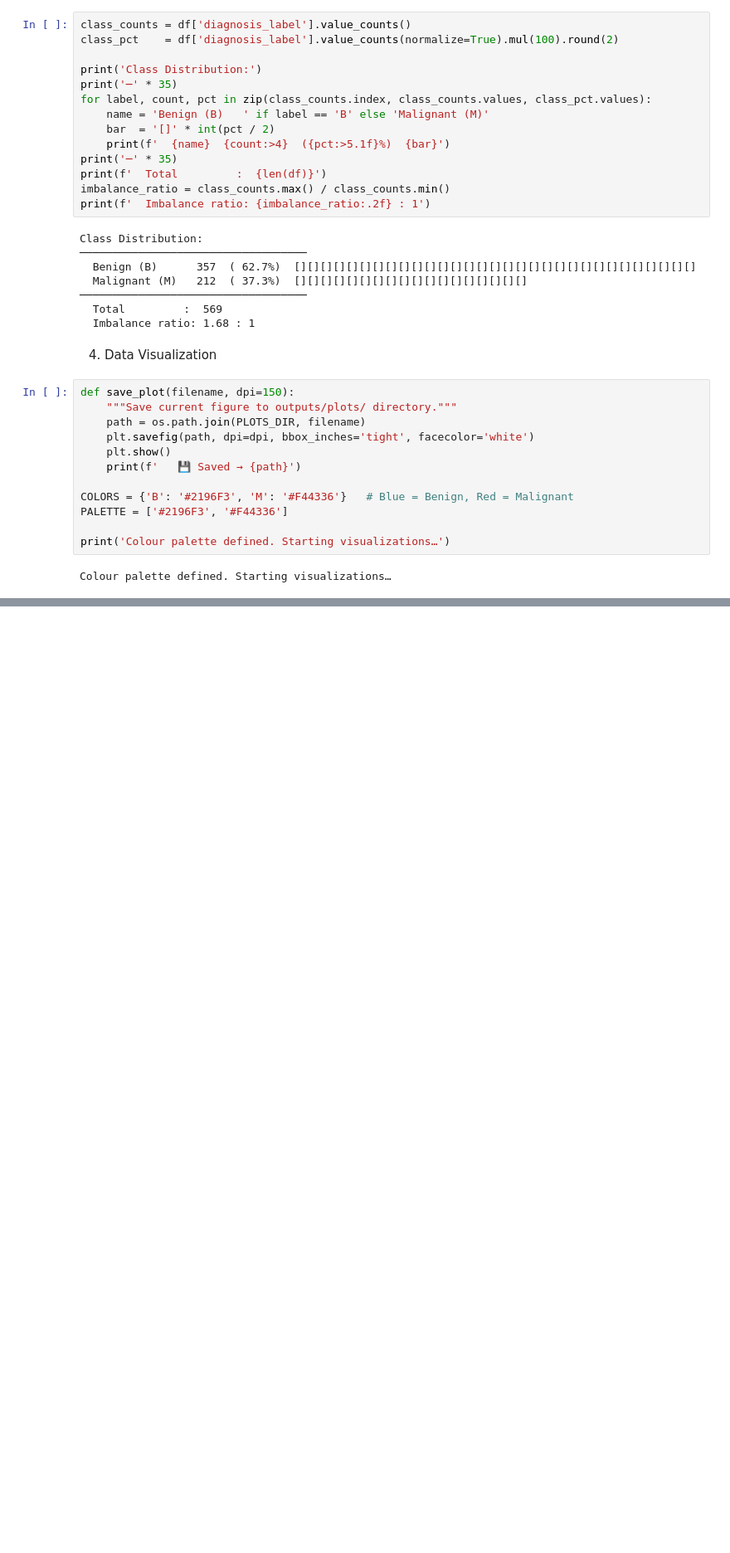
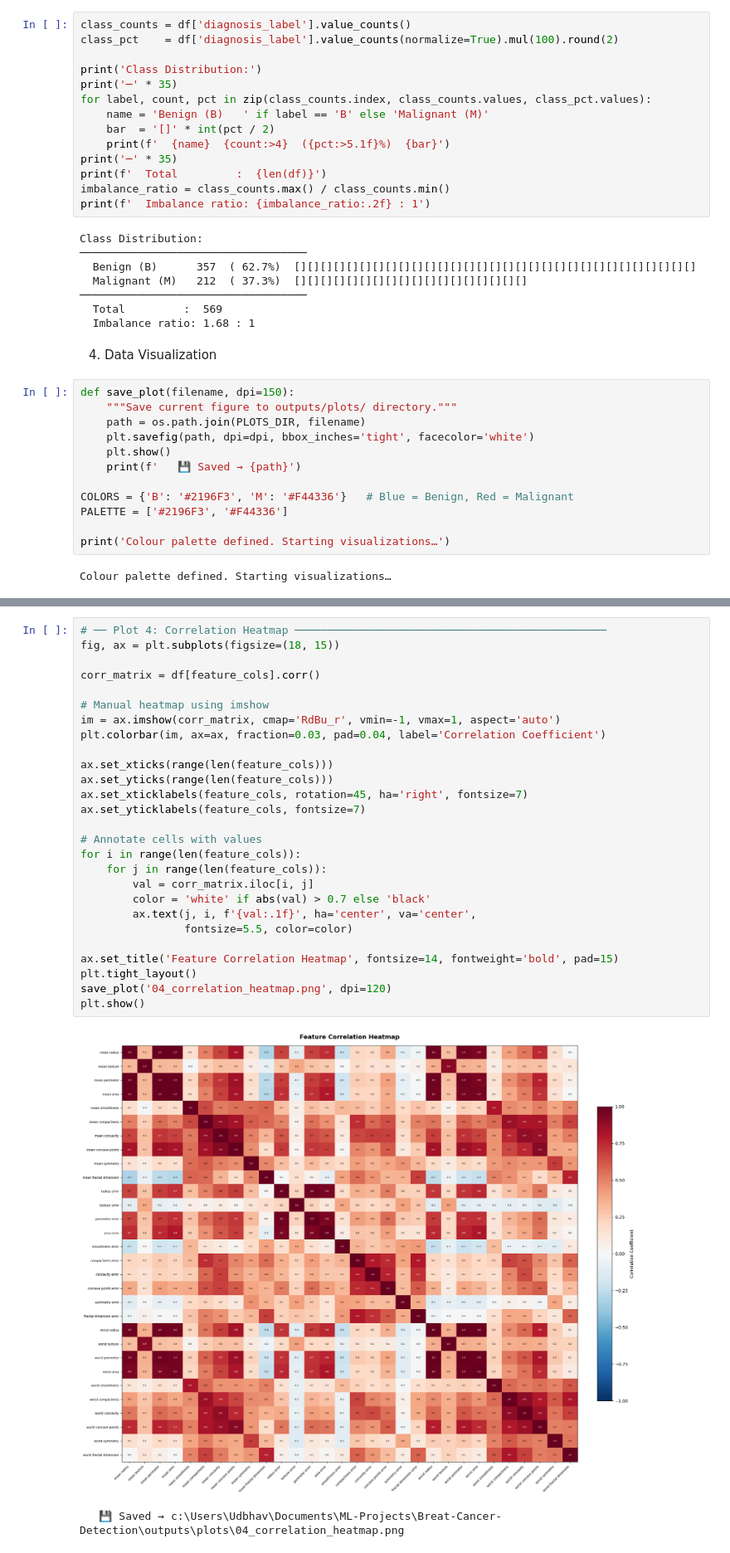
Before and after one commit to VjUdbhav/Breast-Cancer-Detection, a Jupyter notebook: Breast-Cancer-Detection.ipynb, the cells around one changed output, grey strips where cells are left out. Shown at 83% size. Saved outputs shown, nothing was run; the diff lists cells and outputs as text; blank space fills up the shorter version.

```diff
--- a/Breast-Cancer-Detection.ipynb
+++ b/Breast-Cancer-Detection.ipynb
@@ -184,0 +276,30 @@ Colour palette defined. Starting visualizations…
+# %%
+# ── Plot 4: Correlation Heatmap ────────────────────────────────────────────────
+fig, ax = plt.subplots(figsize=(18, 15))
+
+corr_matrix = df[feature_cols].corr()
+
+# Manual heatmap using imshow
+im = ax.imshow(corr_matrix, cmap='RdBu_r', vmin=-1, vmax=1, aspect='auto')
+plt.colorbar(im, ax=ax, fraction=0.03, pad=0.04, label='Correlation Coefficient')
+
+ax.set_xticks(range(len(feature_cols)))
+ax.set_yticks(range(len(feature_cols)))
+ax.set_xticklabels(feature_cols, rotation=45, ha='right', fontsize=7)
+ax.set_yticklabels(feature_cols, fontsize=7)
+
+# Annotate cells with values
+for i in range(len(feature_cols)):
+    for j in range(len(feature_cols)):
+        val = corr_matrix.iloc[i, j]
+        color = 'white' if abs(val) > 0.7 else 'black'
+        ax.text(j, i, f'{val:.1f}', ha='center', va='center',
+                fontsize=5.5, color=color)
+
+ax.set_title('Feature Correlation Heatmap', fontsize=14, fontweight='bold', pad=15)
+plt.tight_layout()
+save_plot('04_correlation_heatmap.png', dpi=120)
+plt.show()
+# %% [output]
+[figure, added]
+   💾 Saved → c:\Users\Udbhav\Documents\ML-Projects\Breat-Cancer-Detection\outputs\plots\04_correlation_heatmap.png
```
Also changed, not shown: parts of 22 cells of this notebook, 13 other files.
